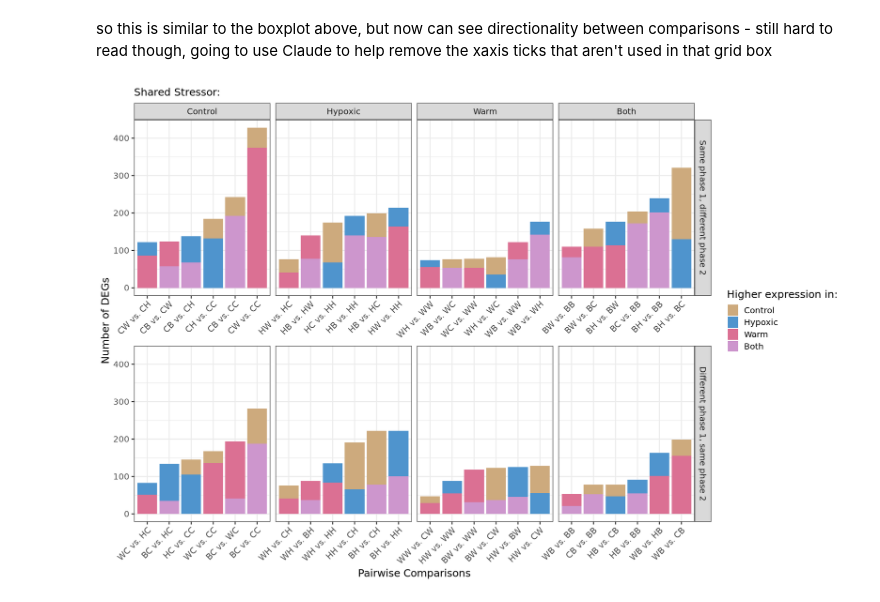
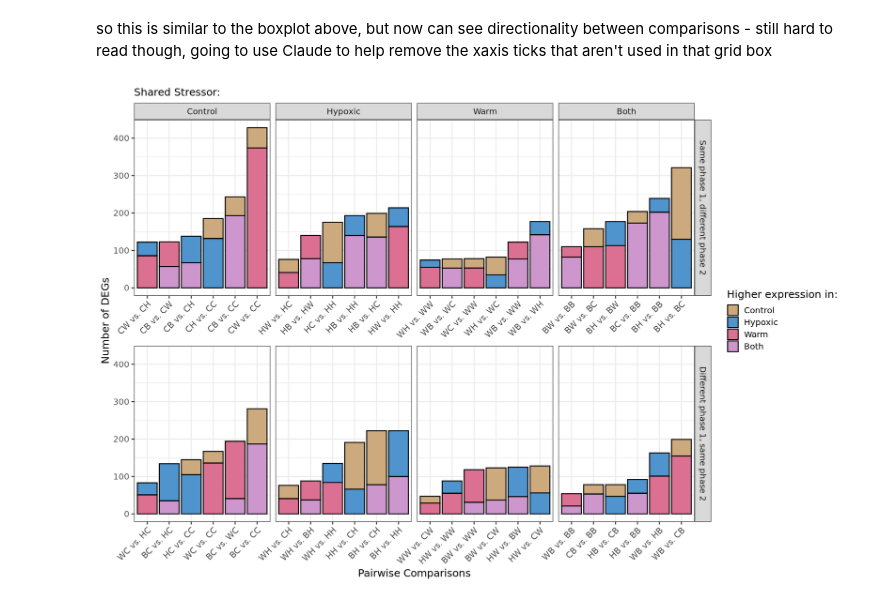
Before and after one commit to jgmcdonough/CE24_RNA-seq, a Jupyter notebook: analysis/diff_expression/phase2_v_phase2/upset_p2.v.p2.ipynb, the cells around one changed output. Saved outputs shown, nothing was run; the diff lists cells and outputs as text; code cells hidden in the pictures.

Commit message:
add black outline to barplot

```diff
--- a/analysis/diff_expression/phase2_v_phase2/upset_p2.v.p2.ipynb
+++ b/analysis/diff_expression/phase2_v_phase2/upset_p2.v.p2.ipynb
@@ -1781,24 +1781,24 @@ so this is similar to the boxplot above, but now can see directionality between
 # %%
 #library(ggh4x)
 
 options(repr.plot.height = 10, repr.plot.width = 15)
 
 
 ggplot(subset.res, aes(x = fct_reorder(comparison, total_genes),
                        y = deg_numb, fill = diff_treatment)) +
-  geom_col() +
+  geom_col(col = 'black') +
   facet_grid2(xaxis ~ stress_set,
               scales = "free_x",
               independent = "x") +
   scale_fill_manual(values = c("Hypoxic" = "steelblue3",
                                "Warm"    = "palevioletred",
                                "Control" = "burlywood3",
                                "Both"    = "plum3")) +
   theme_bw(base_size = 15) +
   theme(axis.text.x = element_text(angle = 45, hjust = 1, vjust = 1)) +
   labs(x = "Pairwise Comparisons",
        y = "Number of DEGs",
        fill = "Higher expression in:",
        subtitle = "Shared Stressor:")
 # %% [output]
-[figure, old version]
+[figure, new version]
```
Also changed, not shown: parts of 2 cells of this notebook.
